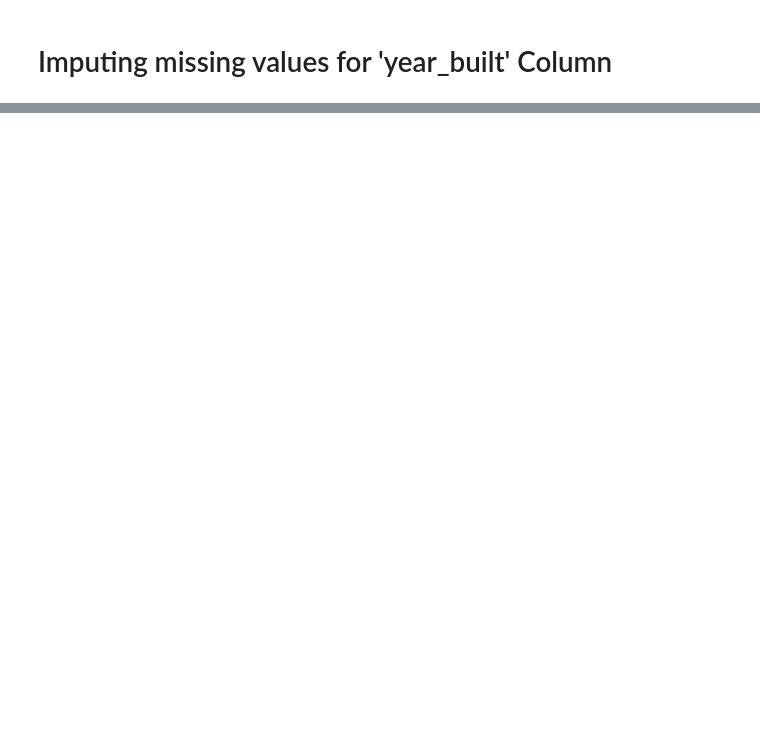
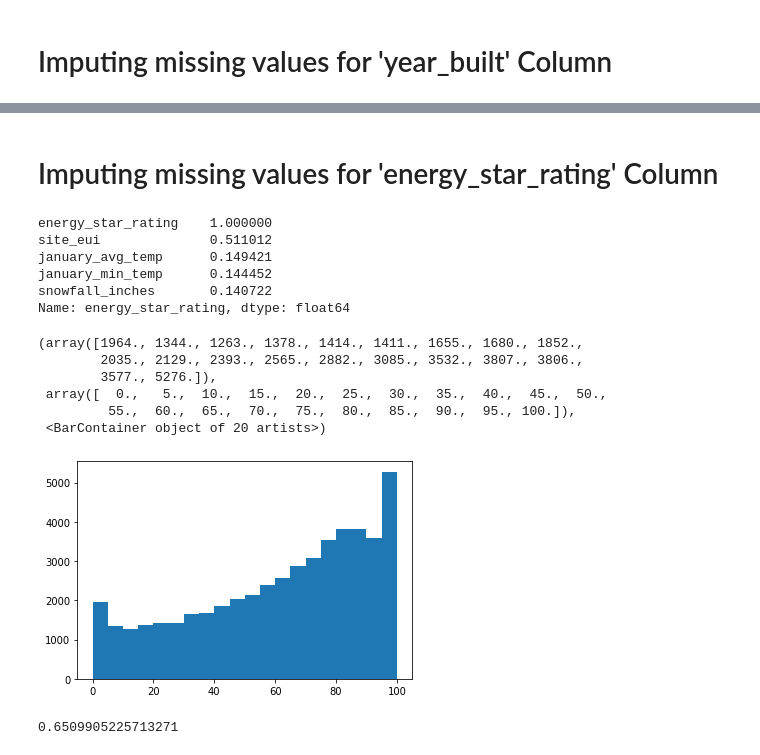
Before and after one commit to SadiqueAbdullah/WIDS_Datathon2022, a Jupyter notebook: wids-datathon2022.ipynb, the cells around one changed output, grey strips where cells are left out. Cells and saved outputs as stored; diff of their text form; code cells hidden in the pictures; blank space fills up the shorter version.

```diff
--- a/wids-datathon2022.ipynb
+++ b/wids-datathon2022.ipynb
@@ -446,7 +444,7 @@ july_max_temp    0.559546
 ELEVATION        0.495345
 Name: days_with_fog, dtype: float64
 # %%
-train_data['days_with_fog'] = train_data['days_with_fog'].fillna(train_data.groupby('june_min_temp')['days_with_fog'].transform('mean'))
+train_data['days_with_fog'] = train_data['days_with_fog'].fillna(train_data.groupby('june_min_temp')['days_with_fog'].transform('max'))
 train_data['days_with_fog'] = train_data['days_with_fog'].fillna(train_data['days_with_fog'].mean())
 train_data['days_with_fog'].describe()
 # %% [output]
@@ -474,0 +490,4 @@ Name: year_built, dtype: float64
+# %%
+train_data['year_built'] =train_data['year_built'].fillna(train_data.groupby('october_avg_temp')['year_built'].transform('mean'))
+train_data['year_built'] =train_data['year_built'].fillna(train_data['year_built'].mean())
+train_data.year_built.describe()
@@ -474,0 +504,23 @@ Name: year_built, dtype: float64
+# %% [markdown]
+# Imputing missing values for 'energy_star_rating' Column
+# %%
+esr = abs(train_data.corr())
+esr_sort = esr.sort_values(by = 'energy_star_rating', ascending = False)
+esr_sort['energy_star_rating'][:5,]
+# %% [output]
+energy_star_rating    1.000000
+site_eui              0.511012
+january_avg_temp      0.149421
+january_min_temp      0.144452
+snowfall_inches       0.140722
+Name: energy_star_rating, dtype: float64
+# %%
+plt.hist(train_data['energy_star_rating'], bins=20)
+# %% [output]
+(array([1964., 1344., 1263., 1378., 1414., 1411., 1655., 1680., 1852.,
+        2035., 2129., 2393., 2565., 2882., 3085., 3532., 3807., 3806.,
+        3577., 5276.]),
+ array([  0.,   5.,  10.,  15.,  20.,  25.,  30.,  35.,  40.,  45.,  50.,
+         55.,  60.,  65.,  70.,  75.,  80.,  85.,  90.,  95., 100.]),
+ <BarContainer object of 20 artists>)
+[figure, added]
@@ -474,0 +545,10 @@ Name: year_built, dtype: float64
+# %%
+#importing libraries for randomforest regression modelling
+from sklearn.ensemble import RandomForestRegressor
+regr = RandomForestRegressor(max_depth=15, random_state=42)
+regr.fit(X_train, y_train)
+y_pred = regr.predict(X_test)
+r_squared = r2_score(y_test, y_pred)
+r_squared
+# %% [output]
+0.6509905225713271
```
Also changed, not shown: parts of 14 cells of this notebook.
